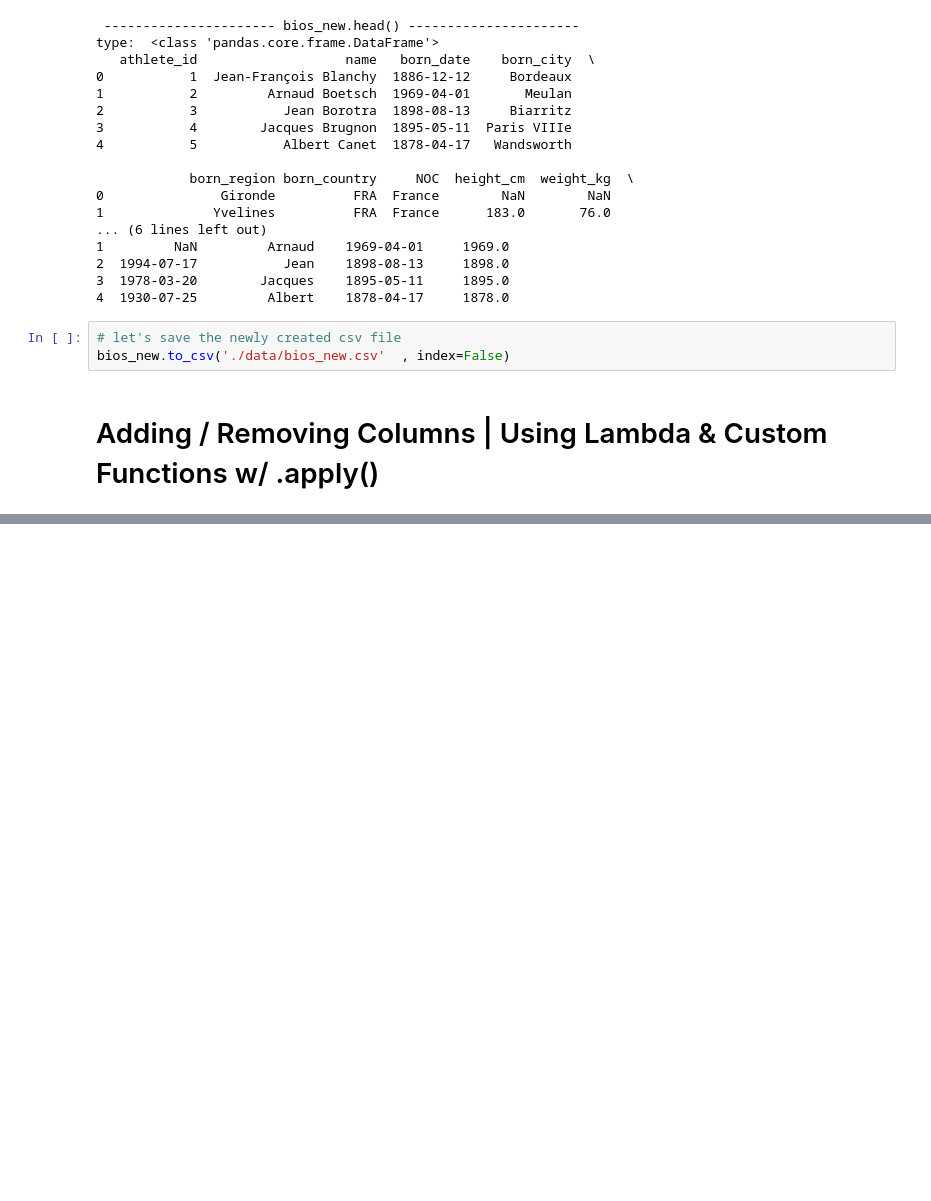
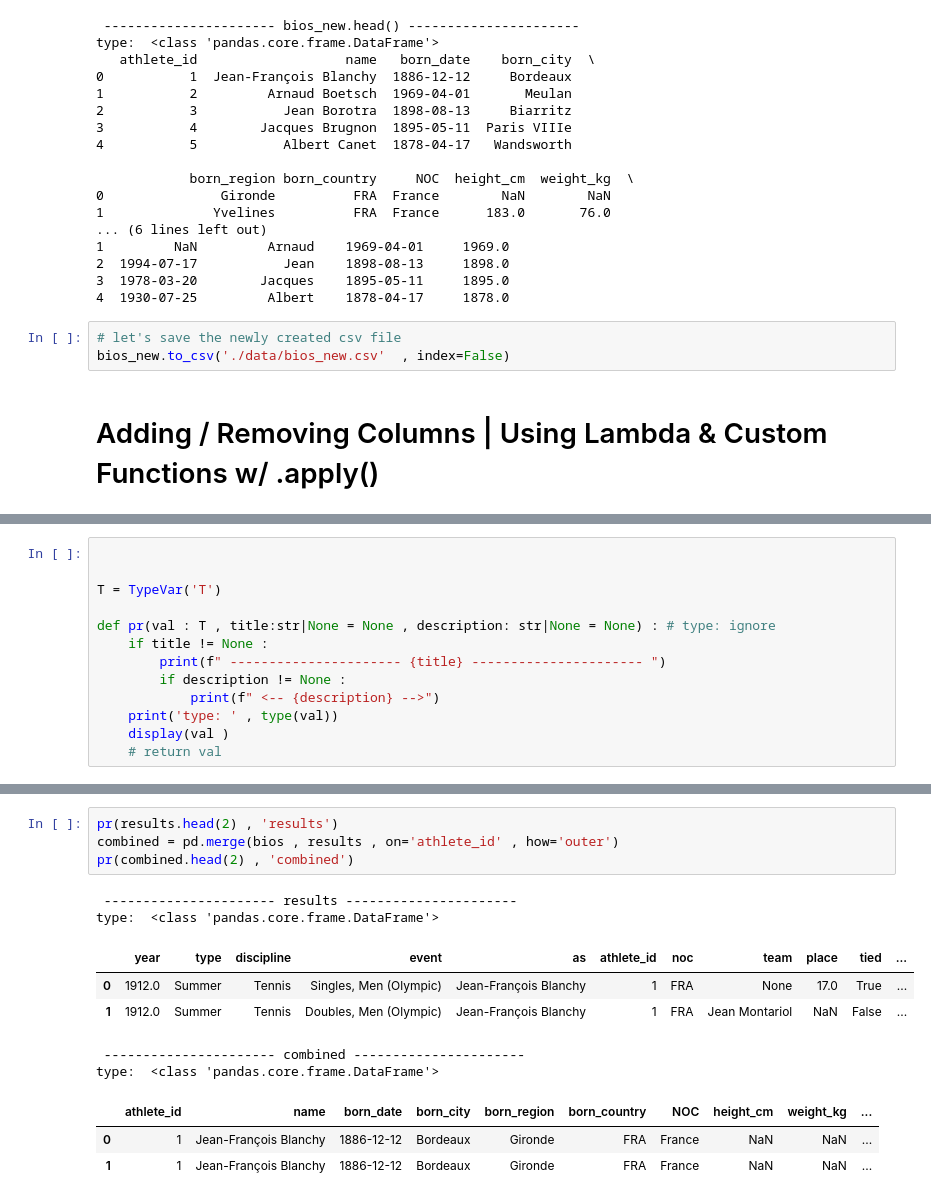
Before and after one commit to EslamKamel89/pandas, a Jupyter notebook: complete-pandas-tutorial/tutorial_2.ipynb, the cells around one changed output, grey strips where cells are left out. Drawn from its saved outputs; the diff is of its cells as text; blank space fills up the shorter version.

```diff
--- a/complete-pandas-tutorial/tutorial_2.ipynb
+++ b/complete-pandas-tutorial/tutorial_2.ipynb
@@ -921,0 +924,13 @@ type:  <class 'pandas.core.frame.DataFrame'>
+# %%
+
+
+T = TypeVar('T')
+
+def pr(val : T , title:str|None = None , description: str|None = None) : # type: ignore
+    if title != None :
+        print(f" ---------------------- {title} ---------------------- ")
+        if description != None :
+            print(f" <-- {description} -->")
+    print('type: ' , type(val))
+    display(val )
+    # return val
@@ -921,0 +992,15 @@ type:  <class 'pandas.core.frame.DataFrame'>
+# %%
+pr(results.head(2) , 'results')
+combined = pd.merge(bios , results , on='athlete_id' , how='outer')
+pr(combined.head(2) , 'combined')
+# %% [output]
+ ---------------------- results ----------------------
+type:  <class 'pandas.core.frame.DataFrame'>
+|  | year | type | discipline | event | as | athlete_id | noc | team | place | tied | ... |
+| 0 | 1912.0 | Summer | Tennis | Singles, Men (Olympic) | Jean-François Blanchy | 1 | FRA | None | 17.0 | True | ... |
+| 1 | 1912.0 | Summer | Tennis | Doubles, Men (Olympic) | Jean-François Blanchy | 1 | FRA | Jean Montariol | NaN | False | ... |
+ ---------------------- combined ----------------------
+type:  <class 'pandas.core.frame.DataFrame'>
+|  | athlete_id | name | born_date | born_city | born_region | born_country | NOC | height_cm | weight_kg | ... |
+| 0 | 1 | Jean-François Blanchy | 1886-12-12 | Bordeaux | Gironde | FRA | France | NaN | NaN | ... |
+| 1 | 1 | Jean-François Blanchy | 1886-12-12 | Bordeaux | Gironde | FRA | France | NaN | NaN | ... |
```
Also changed, not shown: parts of 8 cells of this notebook, 1 other file.
